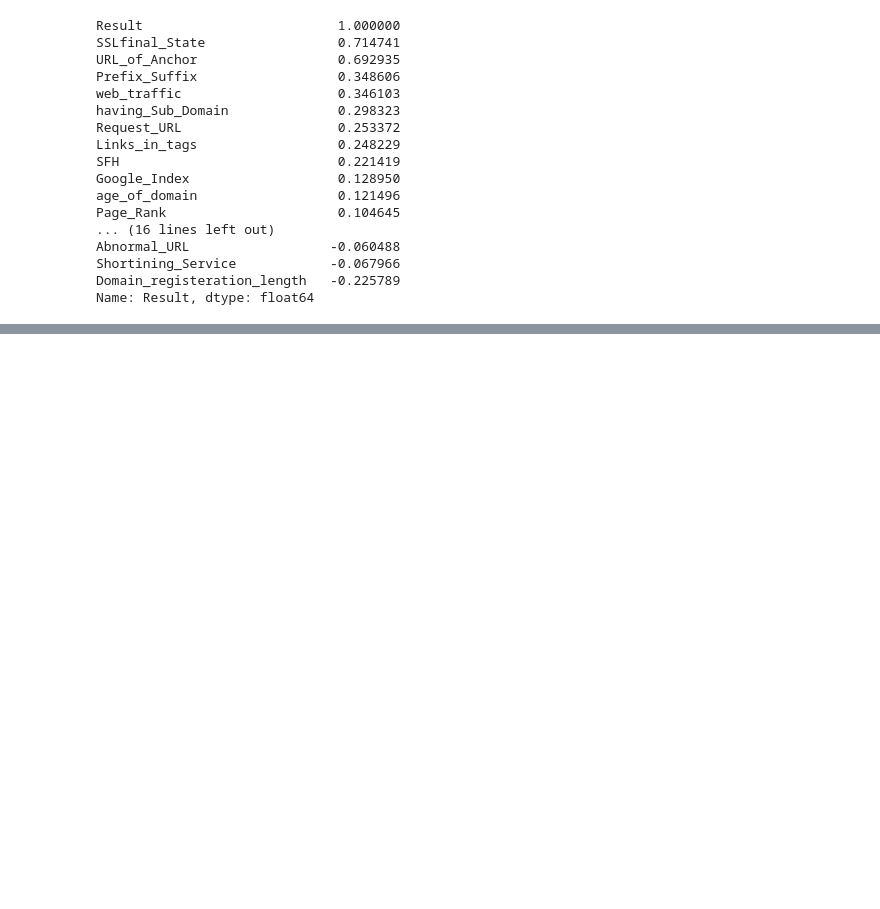
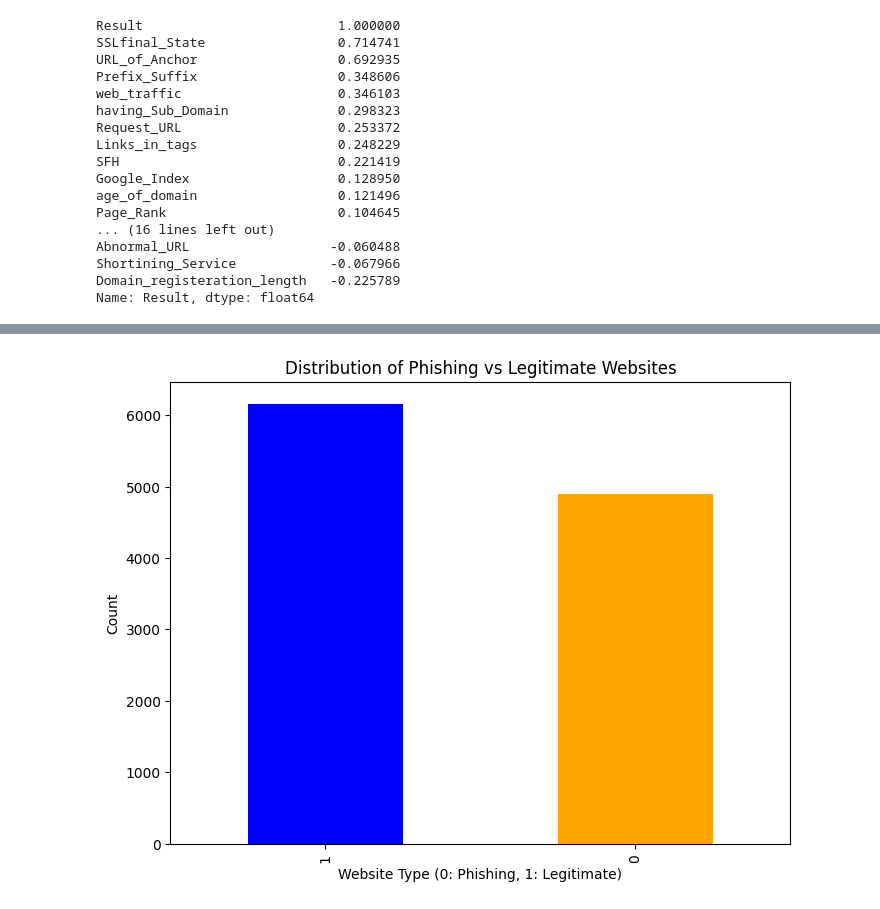
Before and after one commit to vathsalasivapalan/phising-website-detection, a Jupyter notebook: notebook/EDA.ipynb, the cells around one changed output, grey strips where cells are left out. Cells and saved outputs as stored; diff of their text form; code cells hidden in the pictures; blank space fills up the shorter version.

```diff
--- a/notebook/EDA.ipynb
+++ b/notebook/EDA.ipynb
@@ -232,0 +357,9 @@ Name: Result, dtype: float64
+# %%
+plt.figure(figsize=(8,6))
+df['Result'].value_counts().plot(kind='bar' , color=['blue', 'orange'])
+plt.xlabel('Website Type (0: Phishing, 1: Legitimate)')
+plt.ylabel('Count')
+plt.title('Distribution of Phishing vs Legitimate Websites')
+plt.show()
+# %% [output]
+[figure, added]
```
Also changed, not shown: parts of 13 cells of this notebook.
